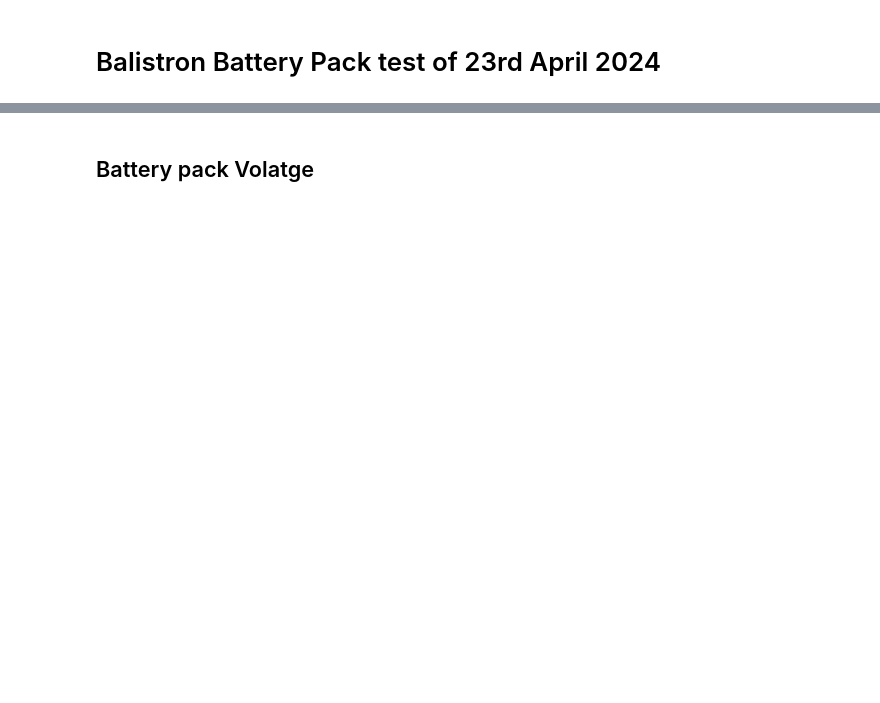
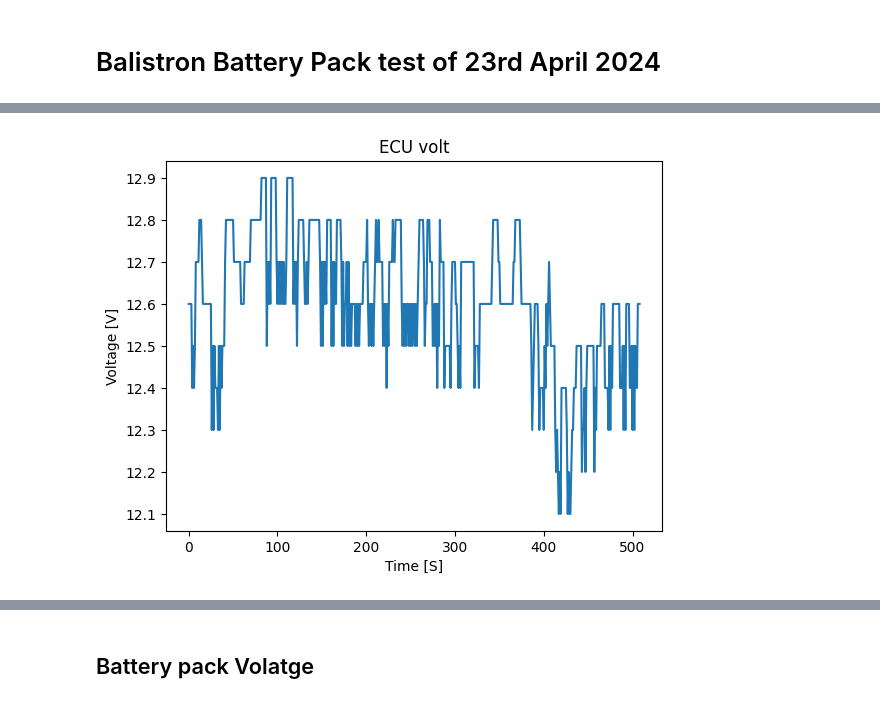
Before and after one commit to Bamamou/Pyhton_Jupiter, a Jupyter notebook: Data/Battery/BALISTRON.ipynb, the cells around one changed output, grey strips where cells are left out. Saved outputs shown, nothing was run; the diff lists cells and outputs as text; code cells hidden in the pictures; blank space fills up the shorter version.

```diff
--- a/Data/Battery/BALISTRON.ipynb
+++ b/Data/Battery/BALISTRON.ipynb
@@ -37,0 +50,8 @@ Name: 29, Length: 344, dtype: object
+# %%
+plt.plot(Data['ECU volt'].astype(float)/10)
+plt.title('ECU volt')
+plt.xlabel('Time [S]')
+plt.ylabel('Voltage [V]')
+plt.show()
+# %% [output]
+[figure, added]
```
Also changed, not shown: parts of 17 cells of this notebook, 4 other files.
